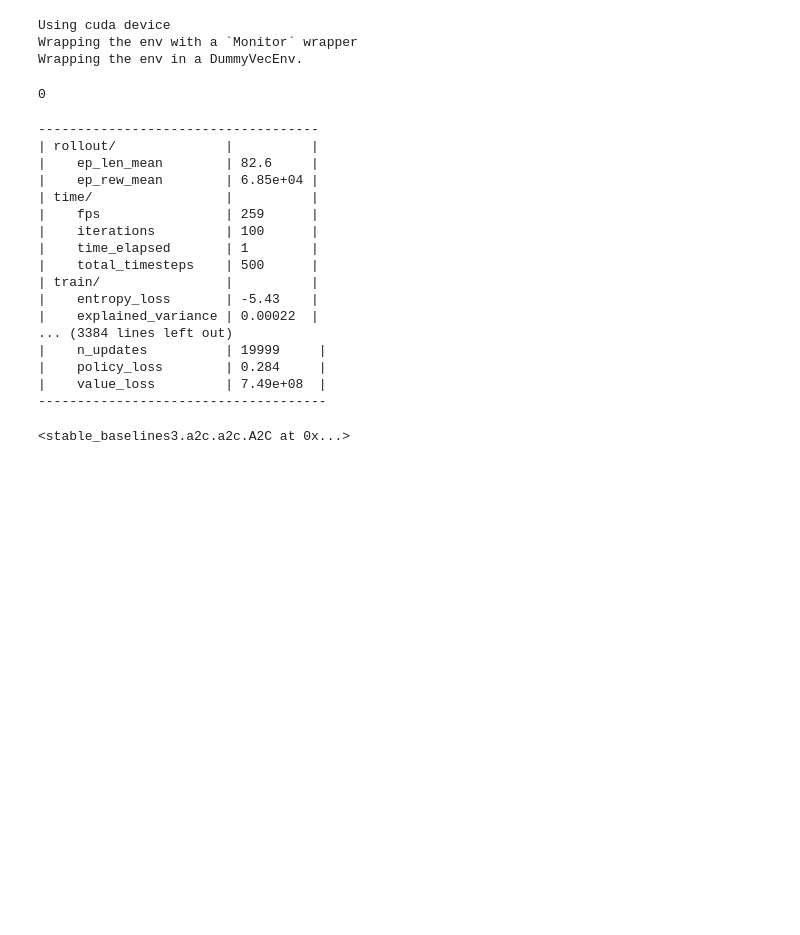
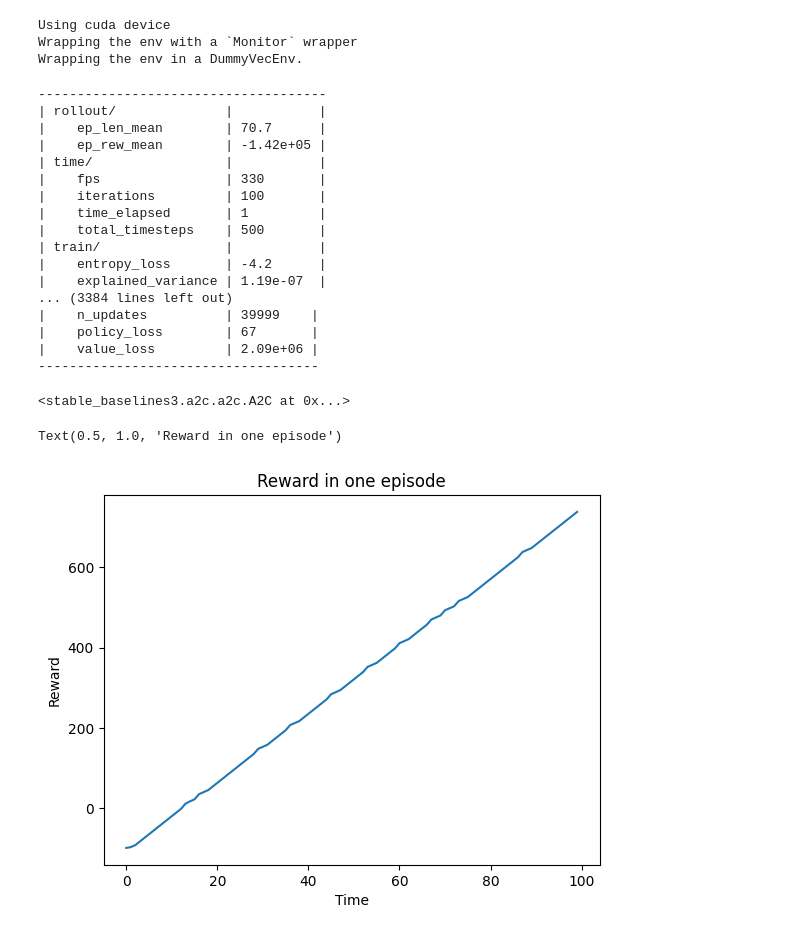
Before and after one commit to CamSP/unrAIled, a Jupyter notebook: unrailed/manager_train.ipynb, the cells around one changed output. Cells and saved outputs as stored; diff of their text form; code cells hidden in the pictures; blank space fills up the shorter version.

Commit message:
trained centralized agent

```diff
--- a/unrailed/manager_train.ipynb
+++ b/unrailed/manager_train.ipynb
@@ -20,40 +21,47 @@ model = A2C('MlpPolicy', env, verbose=1)
 Using cuda device
 Wrapping the env with a `Monitor` wrapper
 Wrapping the env in a DummyVecEnv.
-# %%
-np.count_nonzero([3, 2, 1, 3] == 3)
-# %% [output]
-0
 # %%
-model.learn(total_timesteps=100000)
+model.learn(total_timesteps=200000)
 # %% [output]
+-------------------------------------
+| rollout/              |           |
+|    ep_len_mean        | 70.7      |
+|    ep_rew_mean        | -1.42e+05 |
+| time/                 |           |
+|    fps                | 330       |
+|    iterations         | 100       |
+|    time_elapsed       | 1         |
+|    total_timesteps    | 500       |
+| train/                |           |
+|    entropy_loss       | -4.2      |
+|    explained_variance | 1.19e-07  |
+... (3384 lines left out)
+|    n_updates          | 39999    |
+|    policy_loss        | 67       |
+|    value_loss         | 2.09e+06 |
 ------------------------------------
-| rollout/              |          |
-|    ep_len_mean        | 82.6     |
-|    ep_rew_mean        | 6.85e+04 |
-| time/                 |          |
-|    fps                | 259      |
-|    iterations         | 100      |
-|    time_elapsed       | 1        |
-|    total_timesteps    | 500      |
-| train/                |          |
-|    entropy_loss       | -5.43    |
-|    explained_variance | 0.00022  |
-... (3384 lines left out)
-|    n_updates          | 19999     |
-|    policy_loss        | 0.284     |
-|    value_loss         | 7.49e+08  |
--------------------------------------
 <stable_baselines3.a2c.a2c.A2C at 0x...>
 # %%
 episodes = 1
+total_reward = []
 for ep in range(episodes):
     obs = env.reset()[0]
     done = False
     while not done:
         action, _states = model.predict(obs, deterministic=True)
         obs, reward, done, info, _ = env.step(action)
+        total_reward.append(reward)
         env.render()
+# %%
+import matplotlib.pyplot as plt
+plt.plot(total_reward)
+plt.xlabel("Time")
+plt.ylabel("Reward")
+plt.title("Reward in one episode")
+# %% [output]
+Text(0.5, 1.0, 'Reward in one episode')
+[figure, added]
 # %%
 mean_reward, std_reward = evaluate_policy(model, env, n_eval_episodes=10, render=True)
 # %%
```
Also changed, not shown: parts of 3 cells of this notebook, 4 other files.
